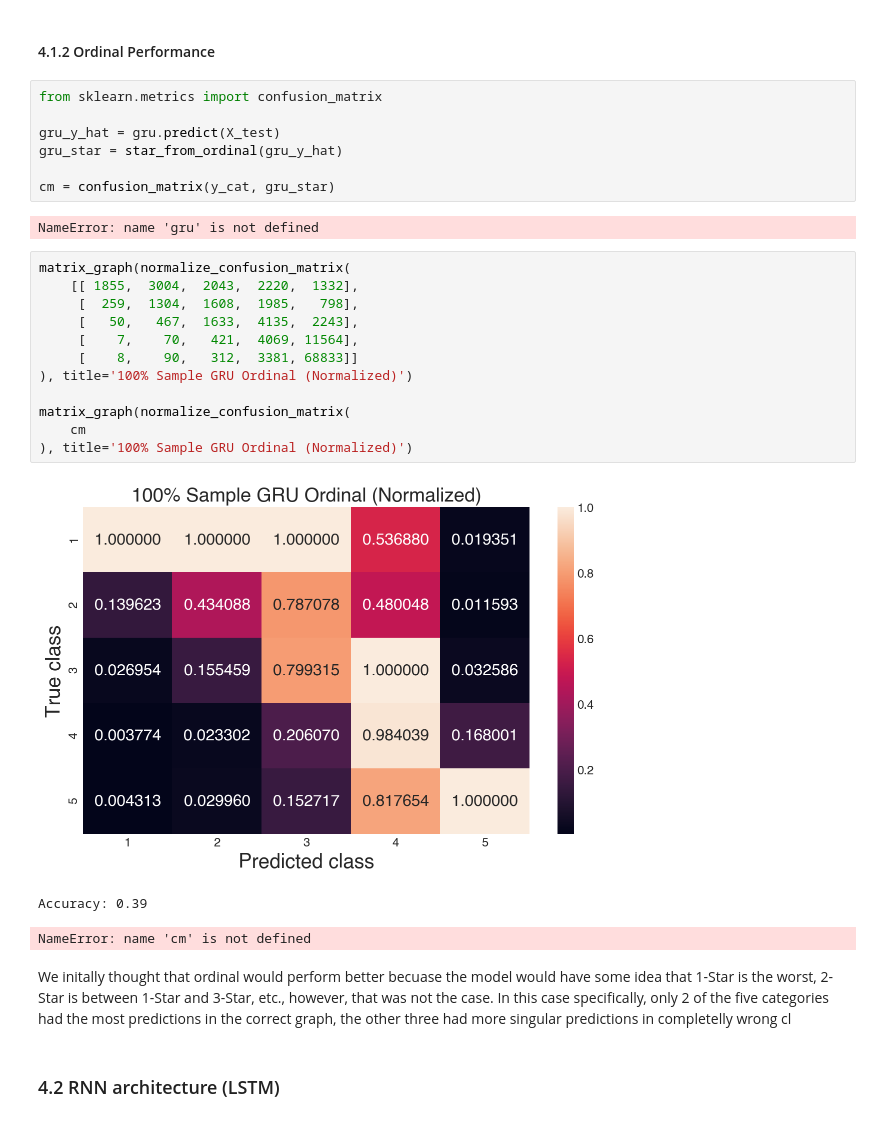
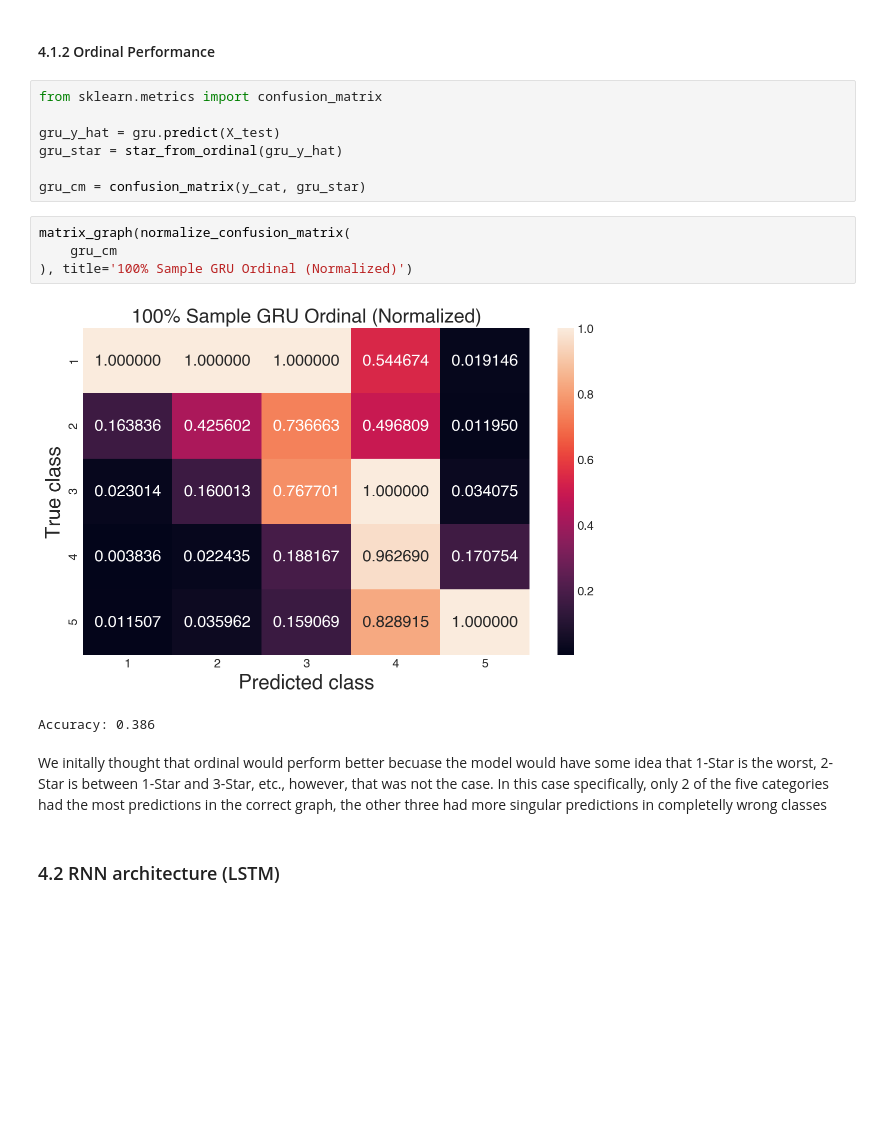
Before and after one commit to SMU-ML-2017/Project8, a Jupyter notebook: Project8.ipynb, the cells around one changed output. Cells and saved outputs as stored; diff of their text form; blank space fills up the shorter version.

```diff
--- a/Project8.ipynb
+++ b/Project8.ipynb
@@ -389,27 +402,16 @@ from sklearn.metrics import confusion_matrix
 gru_y_hat = gru.predict(X_test)
 gru_star = star_from_ordinal(gru_y_hat)
 
-cm = confusion_matrix(y_cat, gru_star)
+gru_cm = confusion_matrix(y_cat, gru_star)
-# %% [output]
-NameError: name 'gru' is not defined
-# %%
-matrix_graph(normalize_confusion_matrix(
-    [[ 1855,  3004,  2043,  2220,  1332],
-     [  259,  1304,  1608,  1985,   798],
-     [   50,   467,  1633,  4135,  2243],
-     [    7,    70,   421,  4069, 11564],
-     [    8,    90,   312,  3381, 68833]]
-), title='100% Sample GRU Ordinal (Normalized)')
-
-matrix_graph(normalize_confusion_matrix(
-    cm
-), title='100% Sample GRU Ordinal (Normalized)')
-# %% [output]
-[figure, removed]
-Accuracy: 0.39
-NameError: name 'cm' is not defined
+# %%
+matrix_graph(normalize_confusion_matrix(
+    gru_cm
+), title='100% Sample GRU Ordinal (Normalized)')
+# %% [output]
+[figure, added]
+Accuracy: 0.386
 # %% [markdown]
-We initally thought that ordinal would perform better becuase the model would have some idea that 1-Star is the worst, 2-Star is between 1-Star and 3-Star, etc., however, that was not the case. In this case specifically, only 2 of the five categories had the most predictions in the correct graph, the other three had more singular predictions in completelly wrong cl
+We initally thought that ordinal would perform better becuase the model would have some idea that 1-Star is the worst, 2-Star is between 1-Star and 3-Star, etc., however, that was not the case. In this case specifically, only 2 of the five categories had the most predictions in the correct graph, the other three had more singular predictions in completelly wrong classes
 # %% [markdown]
 ### 4.2 RNN architecture (LSTM)
 # %%
```
Also changed, not shown: parts of 13 cells of this notebook.
